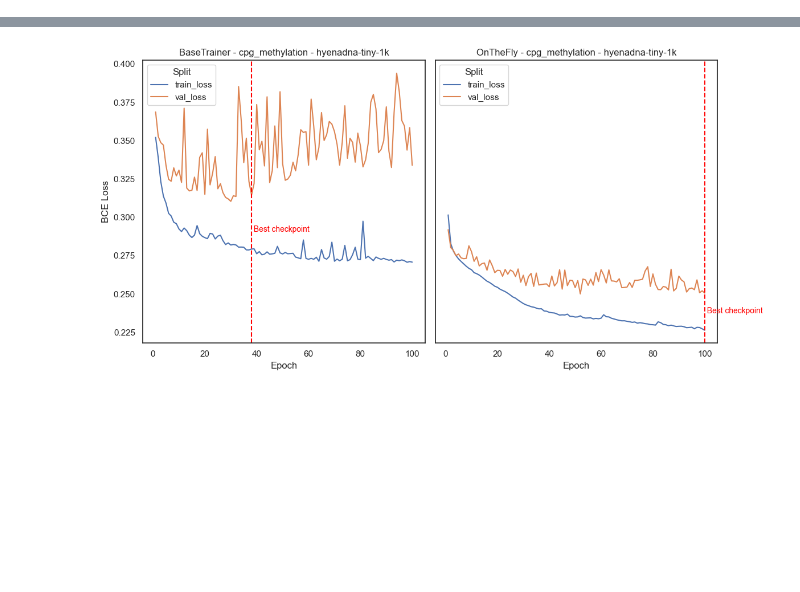
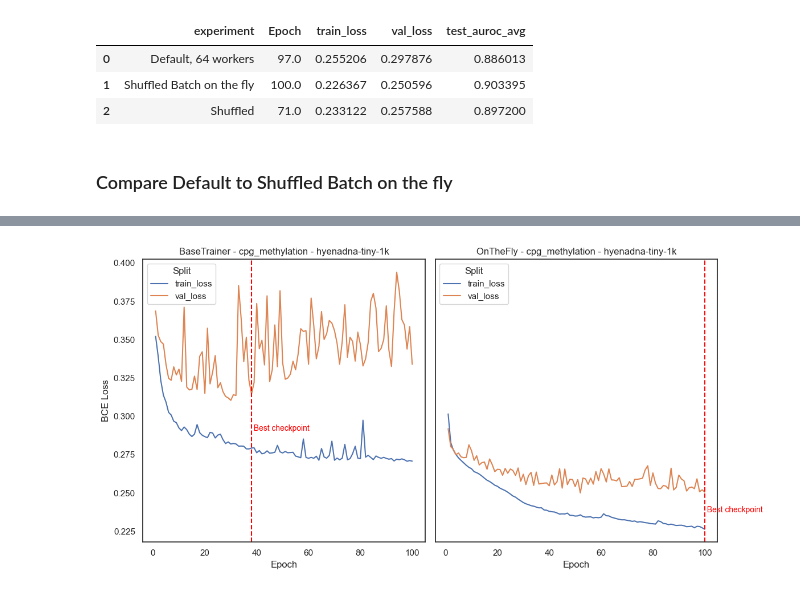
Before and after one commit to baillielab/BEND, a Jupyter notebook: notebook/hyenadna_tiny_results_cpg_methylation.ipynb, the cells around one changed output, grey strips where cells are left out. Cells and saved outputs as stored; diff of their text form; code cells hidden in the pictures; blank space fills up the shorter version.

```diff
--- a/notebook/hyenadna_tiny_results_cpg_methylation.ipynb
+++ b/notebook/hyenadna_tiny_results_cpg_methylation.ipynb
@@ -12 +97,10 @@ onthefly_dir = '../results/BatchOnTheFly'
+# %%
+df_tests[['experiment','Epoch', 'train_loss','val_loss','test_auroc_avg']]
+# %% [output]
+|  | experiment | Epoch | train_loss | val_loss | test_auroc_avg |
+| 0 | Default, 64 workers | 97.0 | 0.255206 | 0.297876 | 0.886013 |
+| 1 | Shuffled Batch on the fly | 100.0 | 0.226367 | 0.250596 | 0.903395 |
+| 2 | Shuffled | 71.0 | 0.233122 | 0.257588 | 0.897200 |
+# %% [markdown]
+### Compare Default to Shuffled Batch on the fly
 # %%
```
Also changed, not shown: parts of 7 cells of this notebook.
